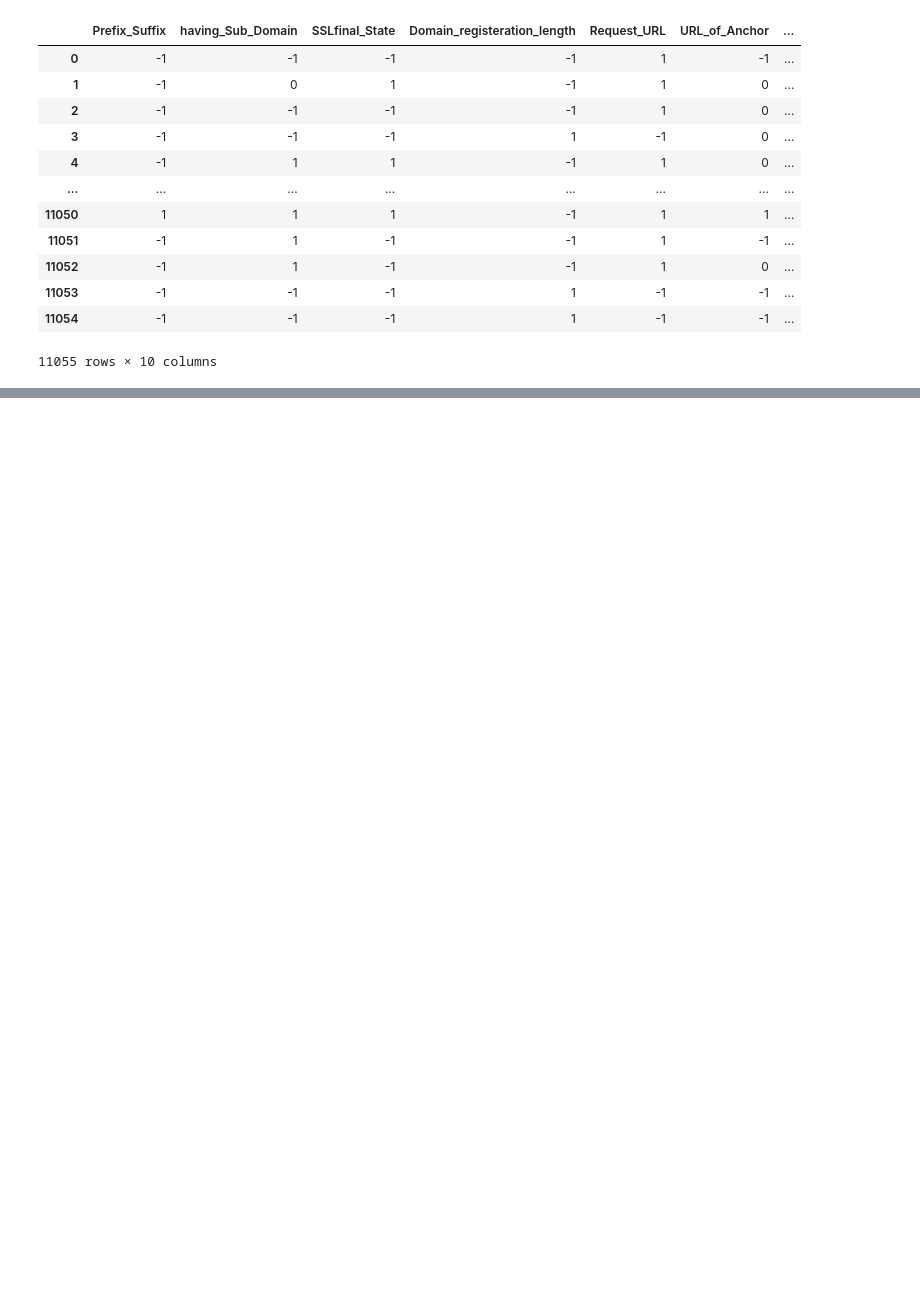
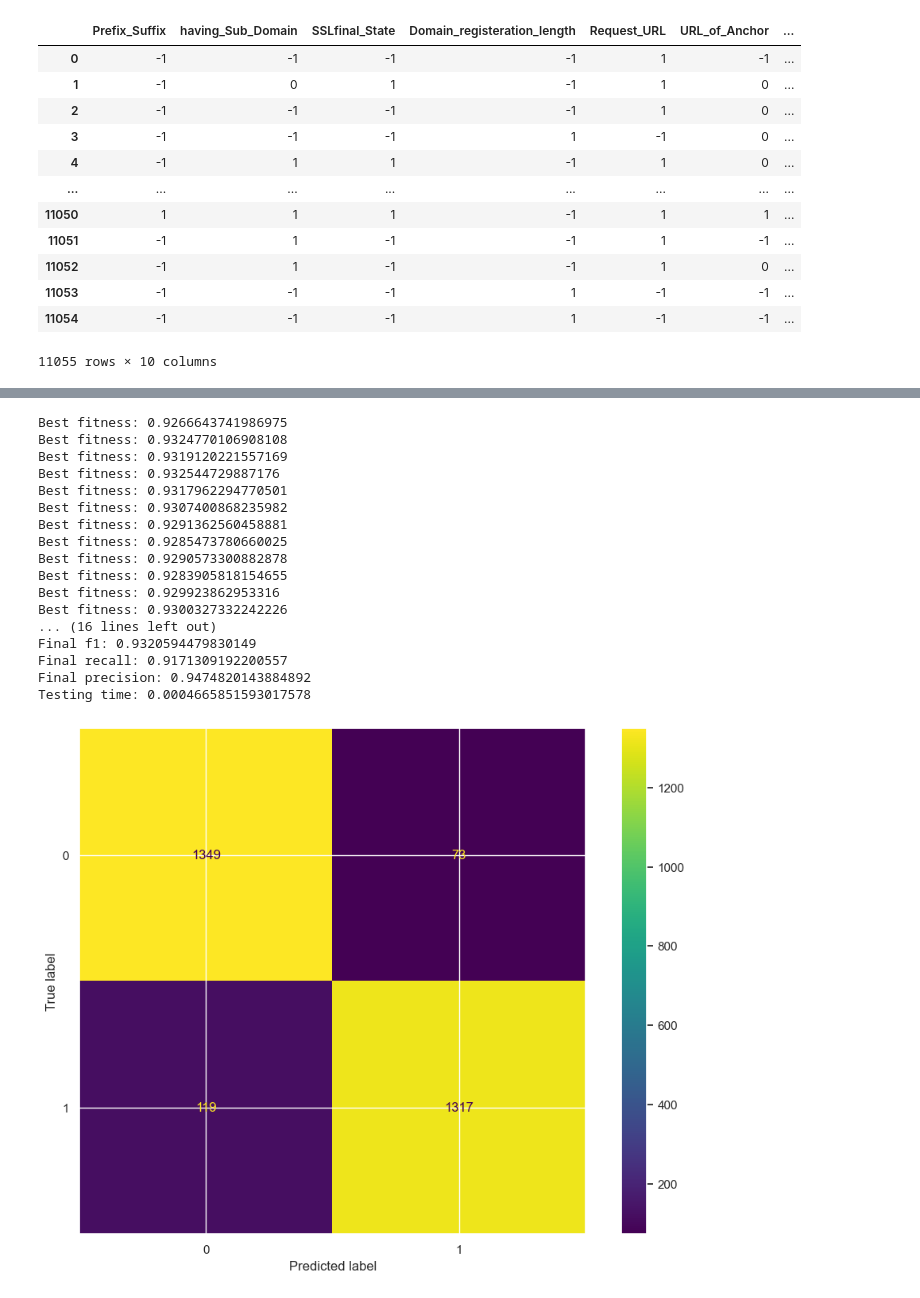
Before and after one commit to Gaulgeous/Cyber-AI, a Jupyter notebook: cyber_ai/miniproject.ipynb, the cells around one changed output, grey strips where cells are left out. Cells and saved outputs as stored; diff of their text form; code cells hidden in the pictures; blank space fills up the shorter version.

```diff
--- a/cyber_ai/miniproject.ipynb
+++ b/cyber_ai/miniproject.ipynb
@@ -117,0 +17,6 @@ memory usage: 384.0+ bytes
+# %%
+# Split into X, y data. Get the column names
+
+names = df.columns.values
+x = df.iloc[:,0:-1].values
+y = df.iloc[:,-1].values
@@ -282,0 +199,23 @@ fig.show()
+# %%
+# Define ML models that can be used for classification, as well as their hyperparameter ranges. These will be automatically tuned using the GA
+
+classification_models = {"knn": {'n_neighbors': range(1, 101), 'weights': ["uniform", "distance"], 'p': [1, 2]},
+          'svc': {'penalty': ["l2"], 'loss': ["hinge", "squared_hinge"], 'dual': [True], 'tol': [1e-5, 1e-4, 1e-3, 1e-2, 1e-1], 'C': [1e-4, 1e-3, 1e-2, 1e-1, 0.5, 1., 5., 10., 15., 20., 25.]},
+          'logistic': {'penalty': ["l2"], 'C': [1e-4, 1e-3, 1e-2, 1e-1, 0.5, 1., 5., 10., 15., 20., 25.], 'dual': [False]},
+          'rf': {'n_estimators': [100], 'criterion': ["gini", "entropy"], 'max_features': np.arange(0.05, 1.01, 0.05), 'min_samples_split': range(2, 21), 'min_samples_leaf':  range(1, 21), 'bootstrap': [True, False]},
+          'decision_tree': {'criterion': ["gini", "entropy"], 'max_depth': range(1, 11), 'min_samples_split': range(2, 21), 'min_samples_leaf': range(1, 21)}
+        }
+
+
+# Same thing for regression
+
+regression_models = {"rf": {'n_estimators': [100], 'max_features': np.arange(0.05, 1.01, 0.05), 'min_samples_split': range(2, 21), 'min_samples_leaf': range(1, 21), 'bootstrap': [True, False]},
+                     "knn": {'n_neighbors': range(1, 101), 'weights': ["uniform", "distance"], 'p': [1, 2]},
+                     "decision_tree": {'max_depth': range(1, 11), 'min_samples_split': range(2, 21), 'min_samples_leaf': range(1, 21)},
+                     "elastic": {'l1_ratio': np.arange(0.0, 1.01, 0.05), 'tol': [1e-5, 1e-4, 1e-3, 1e-2, 1e-1]}
+                     }
+
+
+# Define cleaning methods. Implemented scalers, pca and wrapper-based filter selection (Which is handled within the GA class)
+
+cleaners = {"scaler": ["minmax", "robust", "standard", "none"], "pca": ["none", "pca"]}
@@ -282,0 +657,34 @@ fig.show()
+# %%
+# Function calls to run the GA
+
+data_path = r"/home/david/Documents/Cyber-AI/data/dataset_phishing_reduced.csv"
+df = pd.read_csv(data_path)
+
+labels = df["status"]
+data = df.drop("status", axis=1)
+
+X_train, X_test, y_train, y_test = train_test_split(data, labels, test_size=0.25, random_state=42)
+
+genetic_algorithm = GeneticAlgorithm("decision_tree", cols=X_train.shape[1], mode="classification", parents=3, population=20, generations=20, cv=2)
+genetic_algorithm.fit(X_train, y_train)
+print("predicting")
+genetic_algorithm.predict(X_test, y_test)
+# %% [output]
+Best fitness: 0.9266643741986975
+Best fitness: 0.9324770106908108
+Best fitness: 0.9319120221557169
+Best fitness: 0.932544729887176
+Best fitness: 0.9317962294770501
+Best fitness: 0.9307400868235982
+Best fitness: 0.9291362560458881
+Best fitness: 0.9285473780660025
+Best fitness: 0.9290573300882878
+Best fitness: 0.9283905818154655
+Best fitness: 0.929923862953316
+Best fitness: 0.9300327332242226
+... (16 lines left out)
+Final f1: 0.9320594479830149
+Final recall: 0.9171309192200557
+Final precision: 0.9474820143884892
+Testing time: 0.0004665851593017578
+[figure, added]
```
Also changed, not shown: parts of 28 cells of this notebook, 1 other file.
